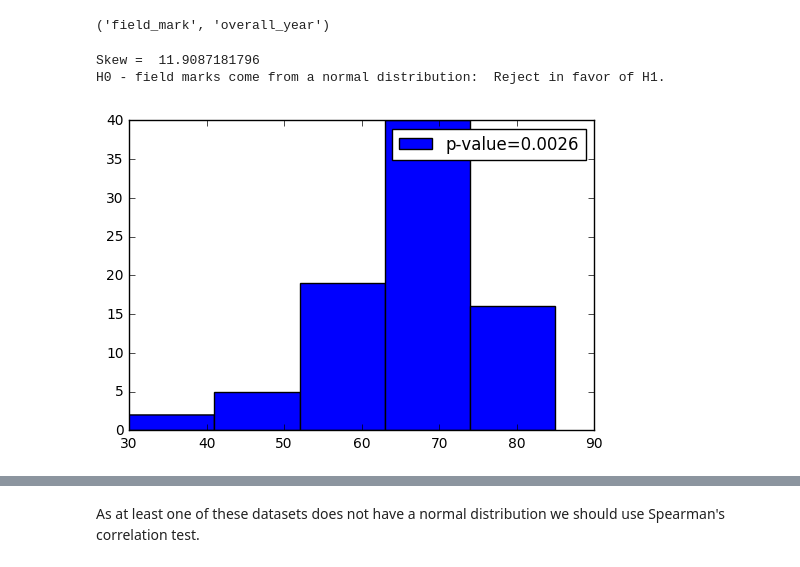
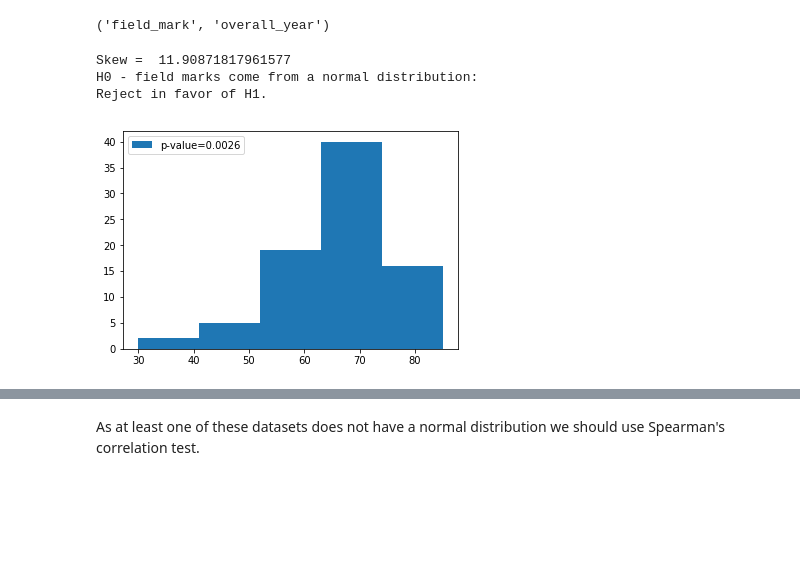
Before and after one commit to alanspencer/IntroductionToStatsForGeoscientists, a Jupyter notebook: Lecture-3.ipynb, the cells around one changed output, grey strips where cells are left out. Drawn from its saved outputs; the diff is of its cells as text; code cells hidden in the pictures; blank space fills up the shorter version.

```diff
--- a/Lecture-3.ipynb
+++ b/Lecture-3.ipynb
@@ -220,29 +218,30 @@ pylab.show()
 # Demo - are the marks distributions normal in first year marks example?
 # %%
 # Read in the records.
-record = np.recfromcsv("./first_year_marks.csv")
+record = np.recfromcsv("./data/first_year_marks.csv")
 
-print record.dtype.names
+print (record.dtype.names)
 # %% [output]
 ('field_mark', 'overall_year')
 # %%
 field_mark = np.array(record["field_mark"], dtype=float)
 
 k2, p = stats.normaltest(field_mark)
-print "Skew = ", k2
-print "H0 - field marks come from a normal distribution: ",
+print ("Skew = ", k2)
+print ("H0 - field marks come from a normal distribution: ")
 if p<0.05:
-    print "Reject in favor of H1."
+    print ("Reject in favor of H1.")
 else:
-    print "Accept."
+    print ("Accept.")
 
-pylab.hist(field_mark, bins=5)
-pylab.legend(("p-value=%.2g"%p, ))
-pylab.show()
+pl.hist(field_mark, bins=5)
+pl.legend(("p-value=%.2g"%p, ))
+pl.show()
 # %% [output]
-Skew =  11.9087181796
-H0 - field marks come from a normal distribution:  Reject in favor of H1.
+Skew =  11.90871817961577
+H0 - field marks come from a normal distribution:
+Reject in favor of H1.
-[figure, old version]
+[figure, new version]
 # %%
 overall_year = np.array(record["overall_year"], dtype=float)
 
```
Also changed, not shown: parts of 8 cells of this notebook.
